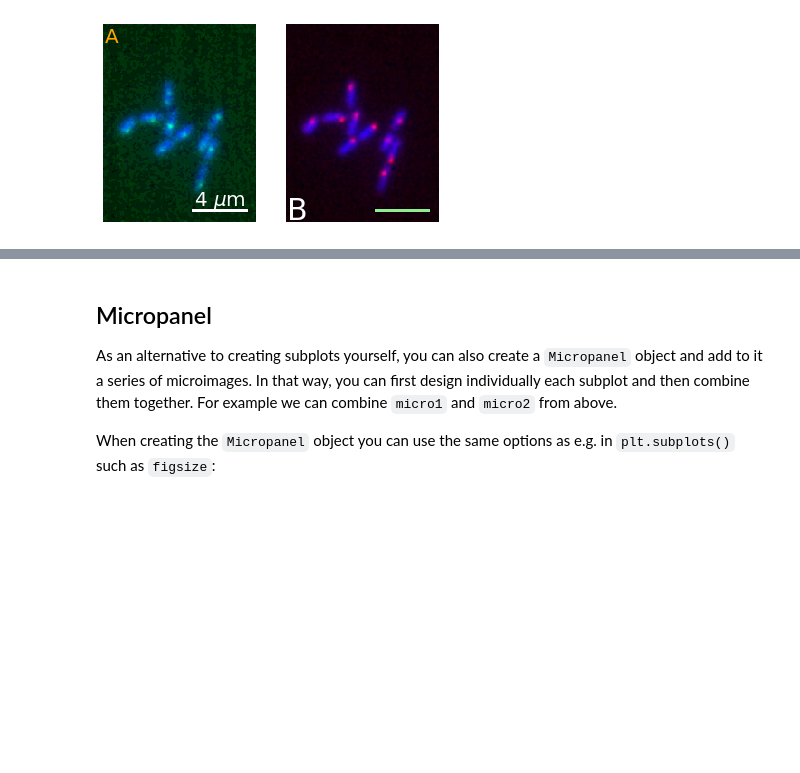
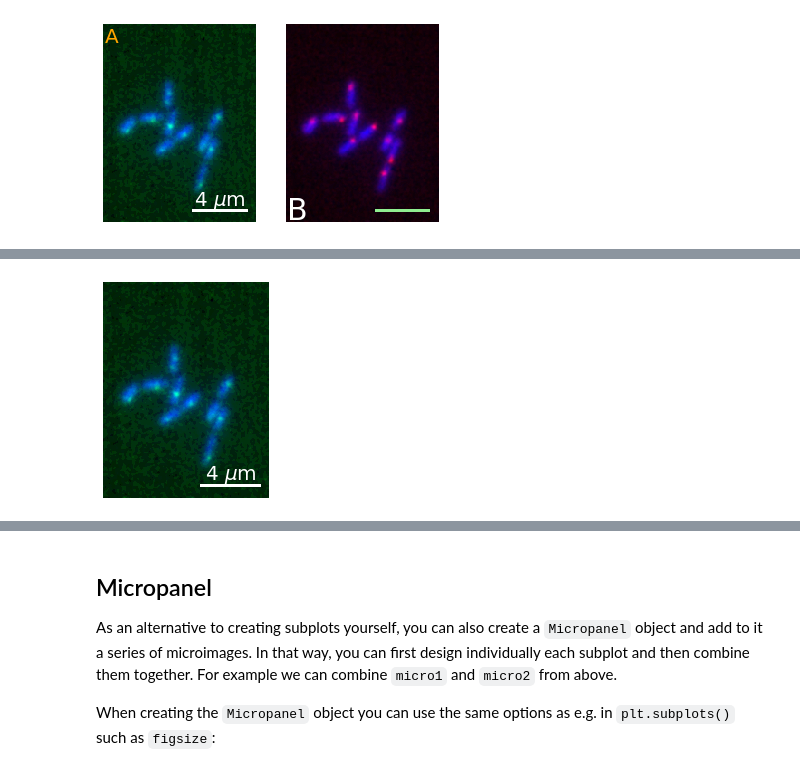
Before and after one commit to guiwitz/microfilm, a Jupyter notebook: notebooks/create_plots.ipynb, the cells around one changed output, grey strips where cells are left out. Drawn from its saved outputs; the diff is of its cells as text; code cells hidden in the pictures; blank space fills up the shorter version.

```diff
--- a/notebooks/create_plots.ipynb
+++ b/notebooks/create_plots.ipynb
@@ -128,0 +133,6 @@ micro2.add_label('B', label_location='lower left', label_font_size=30);
+# %%
+micro1 = microplot.microshow(images=[image1, image2], cmaps=['pure_blue', 'pure_green'],
+                              unit_per_pix=0.065, scalebar_units=4, unit='um',
+                    scale_text_centered=True, scale_font_size=20, scale_color='white');
+# %% [output]
+[figure, added]
```
Also changed, not shown: parts of 3 cells of this notebook, 1 other file.
